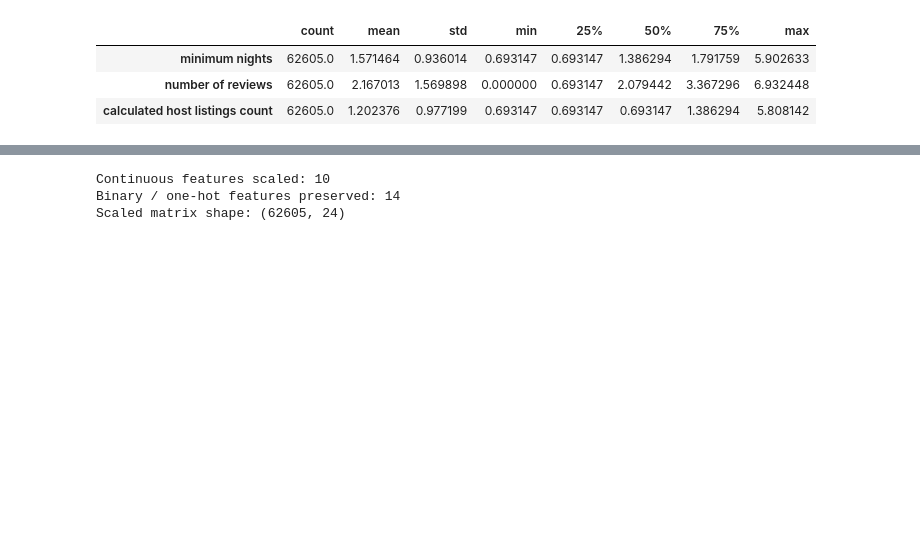
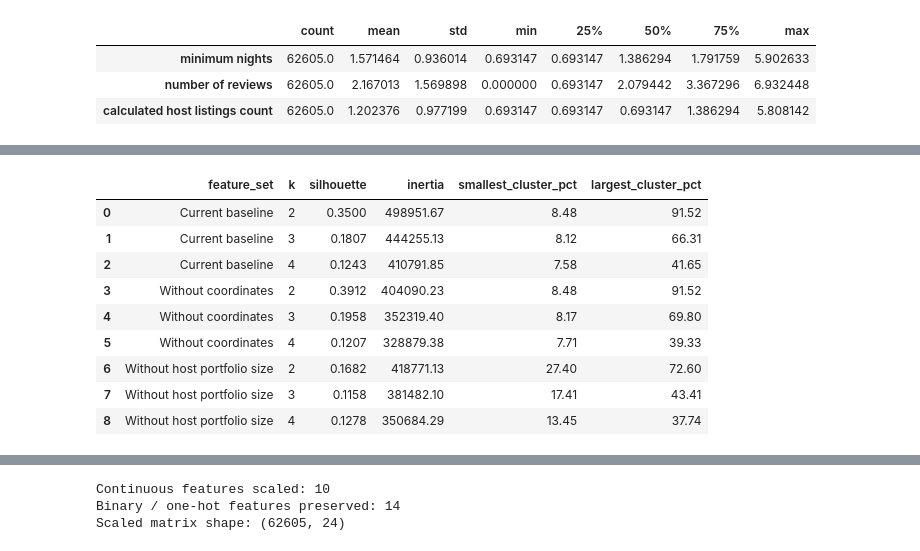
Before and after one commit to Vaishnavik-droid/customer-segmentation, a Jupyter notebook: notebooks/clustering.ipynb, the cells around one changed output, grey strips where cells are left out. Saved outputs shown, nothing was run; the diff lists cells and outputs as text; code cells hidden in the pictures; blank space fills up the shorter version.

Commit message:
experimenting

```diff
--- a/notebooks/clustering.ipynb
+++ b/notebooks/clustering.ipynb
@@ -206,0 +256,71 @@ Feature matrix shape: (62605, 24)
+# %%
+
+from sklearn.cluster import KMeans
+from sklearn.metrics import silhouette_score
+import pandas as pd
+
+# Use the same sampled row indices for every experiment.
+sample_idx = X.sample(
+    n=min(5000, len(X)),
+    random_state=42
+).index
+
+experiment_results = []
+experiment_models = {}
+experiment_labels = {}
+
+for variant_name, X_variant_scaled in scaled_feature_sets.items():
+    X_eval = X_variant_scaled.loc[sample_idx]
+
+    for k in [2, 3, 4]:
+        # Fit K-Means on all listings, not just the evaluation sample.
+        model = KMeans(
+            n_clusters=k,
+            random_state=42,
+            n_init=10
+        )
+        labels = model.fit_predict(X_variant_scaled)
+
+        # Evaluate the sampled listings using their full-data assignments.
+        labels_series = pd.Series(
+            labels, index=X_variant_scaled.index
+        )
+        sample_labels = labels_series.loc[sample_idx]
+
+        score = silhouette_score(X_eval, sample_labels)
+
+        # Measure how balanced the resulting clusters are.
+        counts = labels_series.value_counts()
+        smallest_pct = counts.min() / len(labels_series) * 100
+        largest_pct = counts.max() / len(labels_series) * 100
+
+        experiment_models[(variant_name, k)] = model
+        experiment_labels[(variant_name, k)] = labels
+
+        experiment_results.append({
+            "feature_set": variant_name,
+            "k": k,
+            "silhouette": round(score, 4),
+            "inertia": round(model.inertia_, 2),
+            "smallest_cluster_pct": round(smallest_pct, 2),
+            "largest_cluster_pct": round(largest_pct, 2)
+        })
+
+results_df = pd.DataFrame(experiment_results)
+
+display(
+    results_df.sort_values(
+        ["feature_set", "k"]
+    ).reset_index(drop=True)
+)
+# %% [output]
+|  | feature_set | k | silhouette | inertia | smallest_cluster_pct | largest_cluster_pct |
+| 0 | Current baseline | 2 | 0.3500 | 498951.67 | 8.48 | 91.52 |
+| 1 | Current baseline | 3 | 0.1807 | 444255.13 | 8.12 | 66.31 |
+| 2 | Current baseline | 4 | 0.1243 | 410791.85 | 7.58 | 41.65 |
+| 3 | Without coordinates | 2 | 0.3912 | 404090.23 | 8.48 | 91.52 |
+| 4 | Without coordinates | 3 | 0.1958 | 352319.40 | 8.17 | 69.80 |
+| 5 | Without coordinates | 4 | 0.1207 | 328879.38 | 7.71 | 39.33 |
+| 6 | Without host portfolio size | 2 | 0.1682 | 418771.13 | 27.40 | 72.60 |
+| 7 | Without host portfolio size | 3 | 0.1158 | 381482.10 | 17.41 | 43.41 |
+| 8 | Without host portfolio size | 4 | 0.1278 | 350684.29 | 13.45 | 37.74 |
```
Also changed, not shown: parts of 3 cells of this notebook.
